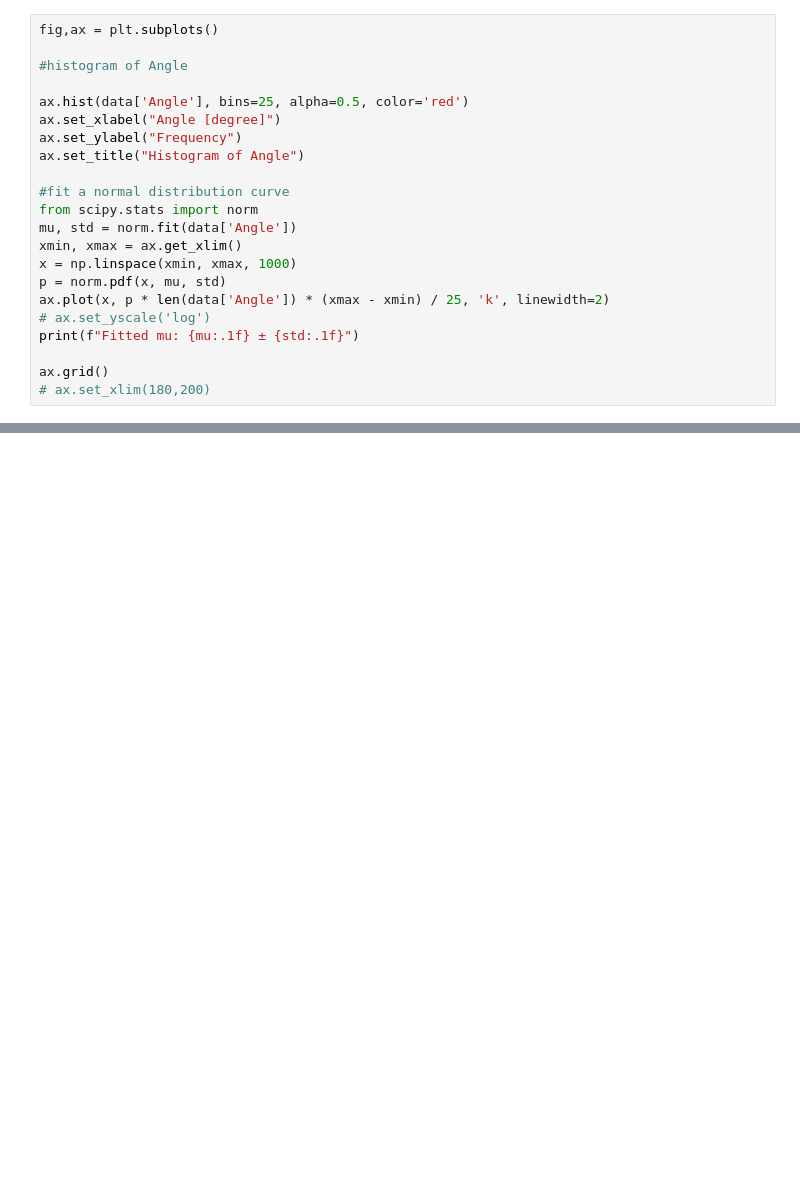
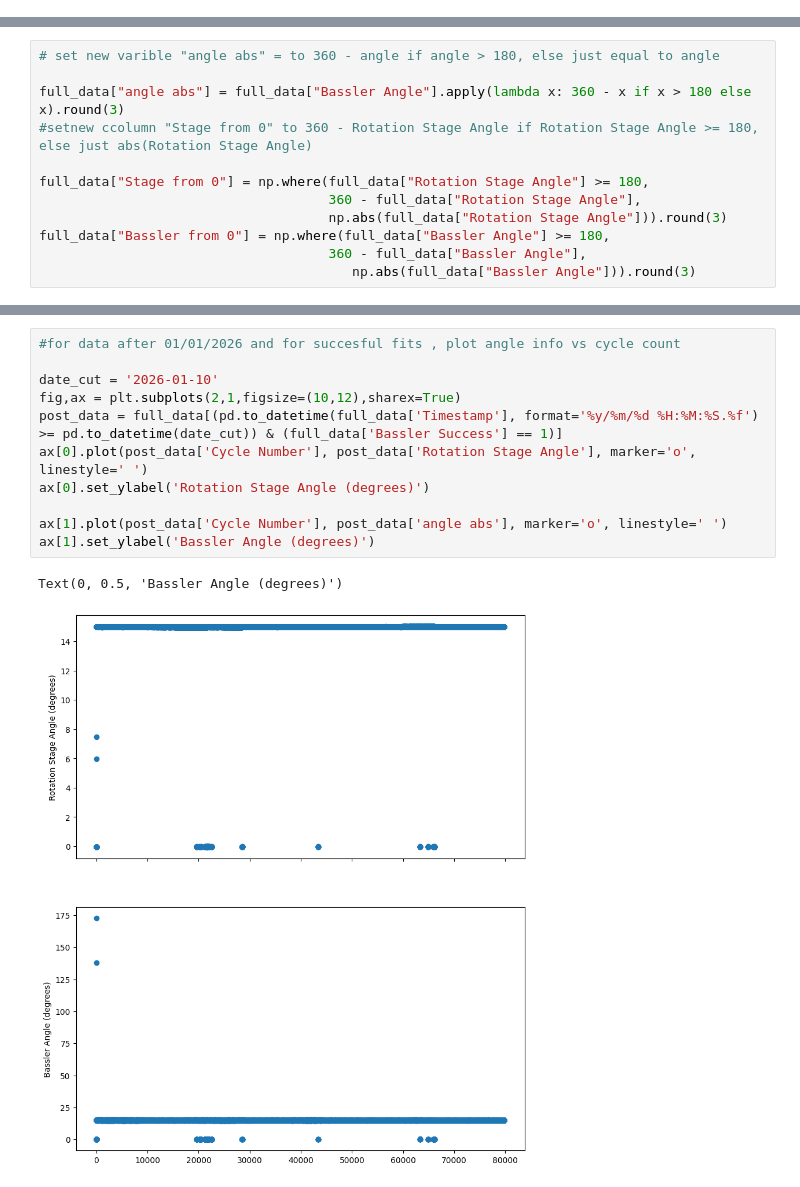
Before and after one commit to jbane11/DOE_stage_lifetest, a Jupyter notebook: code_trials/data/Untitled-1.ipynb, the cells around one changed output, grey strips where cells are left out. Drawn from its saved outputs; the diff is of its cells as text; blank space fills up the shorter version.

```diff
--- a/code_trials/data/Untitled-1.ipynb
+++ b/code_trials/data/Untitled-1.ipynb
@@ -62,22 +11,0 @@ Max Angle: 194.3381, Min Angle: 191.7804
-# %%
-fig,ax = plt.subplots()
-
-#histogram of Angle
-
-ax.hist(data['Angle'], bins=25, alpha=0.5, color='red')
-ax.set_xlabel("Angle [degree]")
-ax.set_ylabel("Frequency")
-ax.set_title("Histogram of Angle")
-
-#fit a normal distribution curve
-from scipy.stats import norm
-mu, std = norm.fit(data['Angle'])
-xmin, xmax = ax.get_xlim()
-x = np.linspace(xmin, xmax, 1000)
-p = norm.pdf(x, mu, std)
-ax.plot(x, p * len(data['Angle']) * (xmax - xmin) / 25, 'k', linewidth=2)
-# ax.set_yscale('log')
-print(f"Fitted mu: {mu:.1f} ± {std:.1f}")
-
-ax.grid()
-# ax.set_xlim(180,200)
@@ -105,0 +232,12 @@ fig.colorbar(hb[3], ax=ax, label='Counts', format='%d')
+# %%
+# set new varible "angle abs" = to 360 - angle if angle > 180, else just equal to angle
+
+full_data["angle abs"] = full_data["Bassler Angle"].apply(lambda x: 360 - x if x > 180 else x).round(3)
+#setnew ccolumn "Stage from 0" to 360 - Rotation Stage Angle if Rotation Stage Angle >= 180, else just abs(Rotation Stage Angle)
+
+full_data["Stage from 0"] = np.where(full_data["Rotation Stage Angle"] >= 180,
+                                     360 - full_data["Rotation Stage Angle"],
+                                     np.abs(full_data["Rotation Stage Angle"])).round(3)
+full_data["Bassler from 0"] = np.where(full_data["Bassler Angle"] >= 180,
+                                     360 - full_data["Bassler Angle"],
+                                        np.abs(full_data["Bassler Angle"])).round(3)
@@ -105,0 +517,14 @@ fig.colorbar(hb[3], ax=ax, label='Counts', format='%d')
+# %%
+#for data after 01/01/2026 and for succesful fits , plot angle info vs cycle count
+
+date_cut = '2026-01-10'
+fig,ax = plt.subplots(2,1,figsize=(10,12),sharex=True)
+post_data = full_data[(pd.to_datetime(full_data['Timestamp'], format='%y/%m/%d %H:%M:%S.%f') >= pd.to_datetime(date_cut)) & (full_data['Bassler Success'] == 1)]
+ax[0].plot(post_data['Cycle Number'], post_data['Rotation Stage Angle'], marker='o', linestyle=' ')
+ax[0].set_ylabel('Rotation Stage Angle (degrees)')
+
+ax[1].plot(post_data['Cycle Number'], post_data['angle abs'], marker='o', linestyle=' ')
+ax[1].set_ylabel('Bassler Angle (degrees)')
+# %% [output]
+Text(0, 0.5, 'Bassler Angle (degrees)')
+[figure, added]
```
Also changed, not shown: parts of 30 cells of this notebook, 2 other files.
